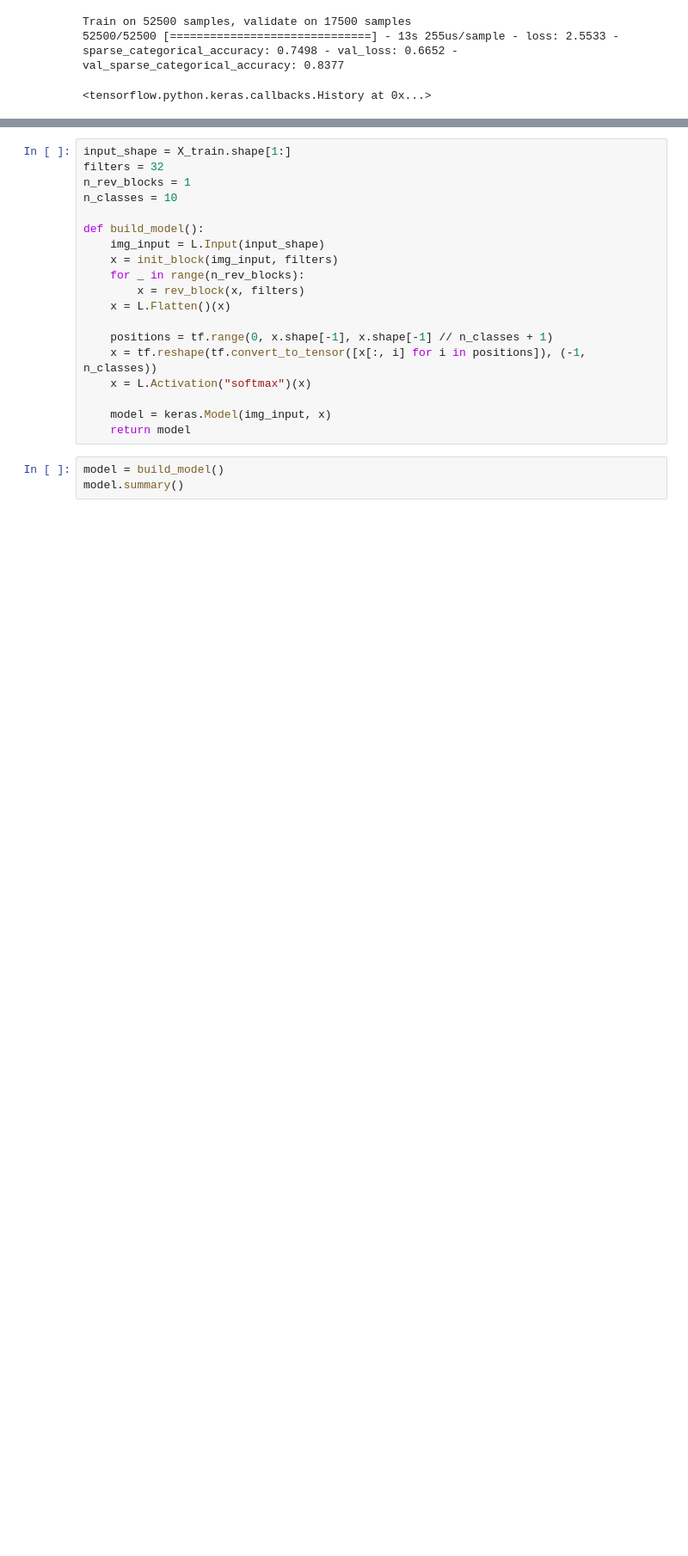
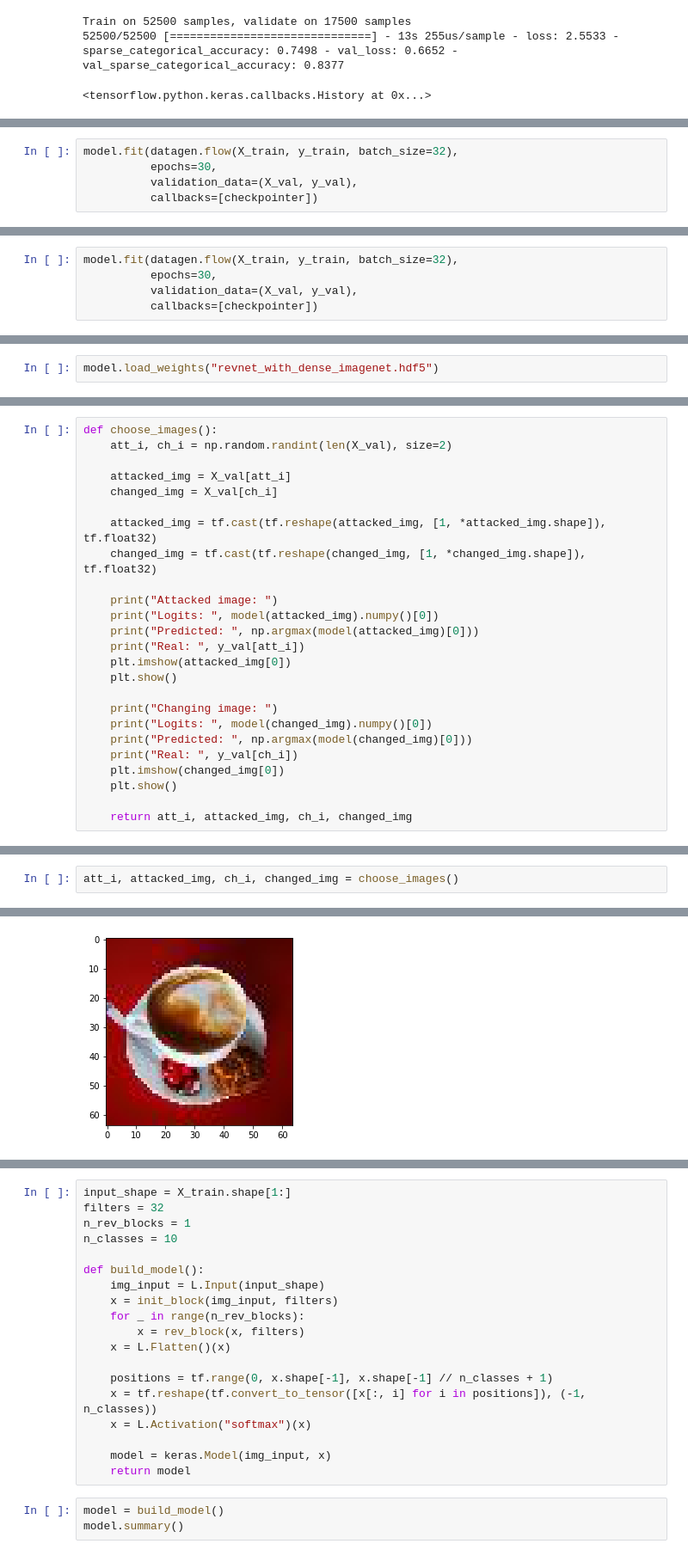
Before and after one commit to sava-stepurin/graduate_work, a Jupyter notebook: RevNet/simple_RevNet.ipynb, the cells around one changed output, grey strips where cells are left out. Shown at 86% size. Cells and saved outputs as stored; diff of their text form; blank space fills up the shorter version.

Commit message:
Add gradient attack

```diff
--- a/RevNet/simple_RevNet.ipynb
+++ b/RevNet/simple_RevNet.ipynb
@@ -607,0 +961,5 @@ Train on 52500 samples, validate on 17500 samples
+# %%
+model.fit(datagen.flow(X_train, y_train, batch_size=32),
+          epochs=30,
+          validation_data=(X_val, y_val),
+          callbacks=[checkpointer])
@@ -607,0 +985,5 @@ Train on 52500 samples, validate on 17500 samples
+# %%
+model.fit(datagen.flow(X_train, y_train, batch_size=32),
+          epochs=30,
+          validation_data=(X_val, y_val),
+          callbacks=[checkpointer])
@@ -607,0 +1009,2 @@ Train on 52500 samples, validate on 17500 samples
+# %%
+model.load_weights("revnet_with_dense_imagenet.hdf5")
@@ -607,0 +1013,25 @@ Train on 52500 samples, validate on 17500 samples
+# %%
+def choose_images():
+    att_i, ch_i = np.random.randint(len(X_val), size=2)
+
+    attacked_img = X_val[att_i]
+    changed_img = X_val[ch_i]
+
+    attacked_img = tf.cast(tf.reshape(attacked_img, [1, *attacked_img.shape]), tf.float32)
+    changed_img = tf.cast(tf.reshape(changed_img, [1, *changed_img.shape]), tf.float32)
+
+    print("Attacked image: ")
+    print("Logits: ", model(attacked_img).numpy()[0])
+    print("Predicted: ", np.argmax(model(attacked_img)[0]))
+    print("Real: ", y_val[att_i])
+    plt.imshow(attacked_img[0])
+    plt.show()
+
+    print("Changing image: ")
+    print("Logits: ", model(changed_img).numpy()[0])
+    print("Predicted: ", np.argmax(model(changed_img)[0]))
+    print("Real: ", y_val[ch_i])
+    plt.imshow(changed_img[0])
+    plt.show()
+
+    return att_i, attacked_img, ch_i, changed_img
@@ -607,0 +1058,3 @@ Train on 52500 samples, validate on 17500 samples
+# %%
+att_i, attacked_img, ch_i, changed_img = choose_images()
+# %% [output]
@@ -607,0 +1069 @@ Train on 52500 samples, validate on 17500 samples
+[figure, added]
```
Also changed, not shown: parts of 35 cells of this notebook.
